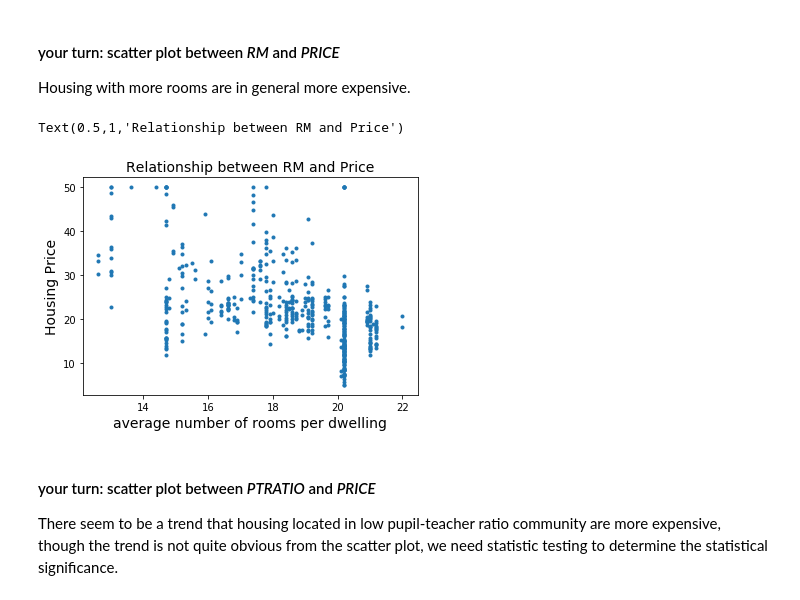
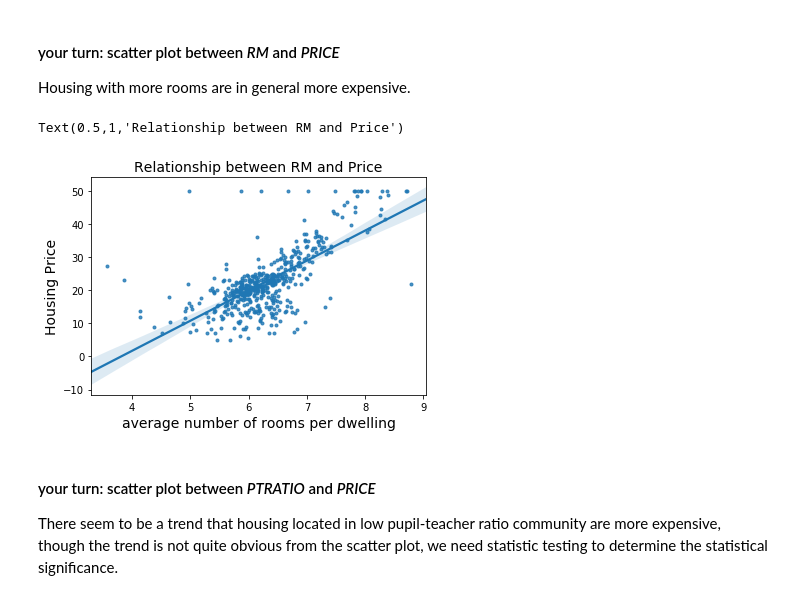
Before and after one commit to NoxMoon/springboard, a Jupyter notebook: linear_regression/Mini_Project_Linear_Regression.ipynb, the cells around one changed output. Saved outputs shown, nothing was run; the diff lists cells and outputs as text; code cells hidden in the pictures.

```diff
--- a/linear_regression/Mini_Project_Linear_Regression.ipynb
+++ b/linear_regression/Mini_Project_Linear_Regression.ipynb
@@ -284,13 +284,13 @@ In general, house price decrease with increasing crime rate. The relation is not
 #### your turn: scatter plot between *RM* and *PRICE*
 Housing with more rooms are in general more expensive.
 # %%
-plt.scatter(bos.PTRATIO, bos.PRICE, marker='.')
+sns.regplot(bos.RM, bos.PRICE, marker='.')
 plt.xlabel("average number of rooms per dwelling", fontsize=14)
 plt.ylabel("Housing Price", fontsize=14)
 plt.title("Relationship between RM and Price", fontsize=14)
 # %% [output]
 Text(0.5,1,'Relationship between RM and Price')
-[figure, old version]
+[figure, new version]
 # %% [markdown]
 #### your turn: scatter plot between *PTRATIO* and *PRICE*
 There seem to be a trend that housing located in low pupil-teacher ratio community are more expensive, though the trend is not quite obvious from the scatter plot, we need statistic testing to determine the statistical significance.
```
Also changed, not shown: parts of 37 cells of this notebook.
